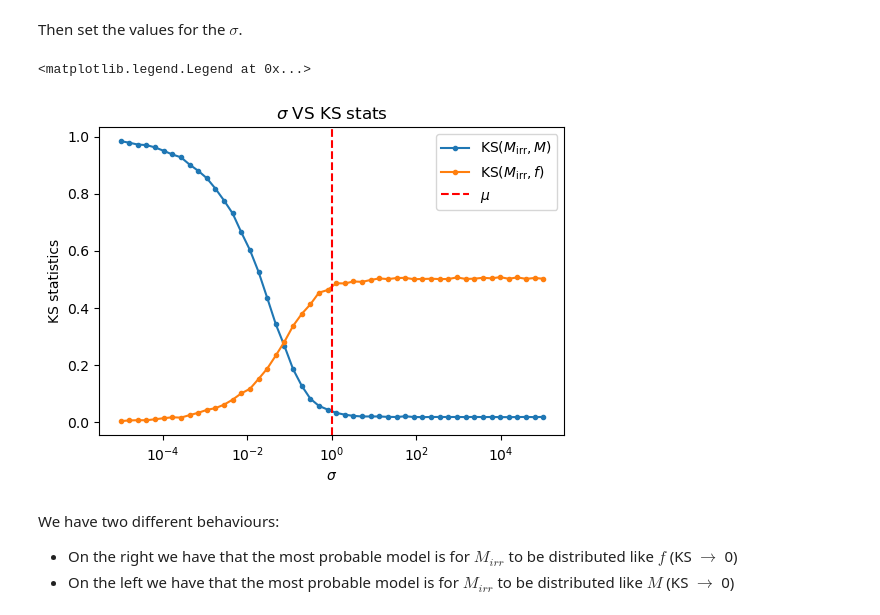
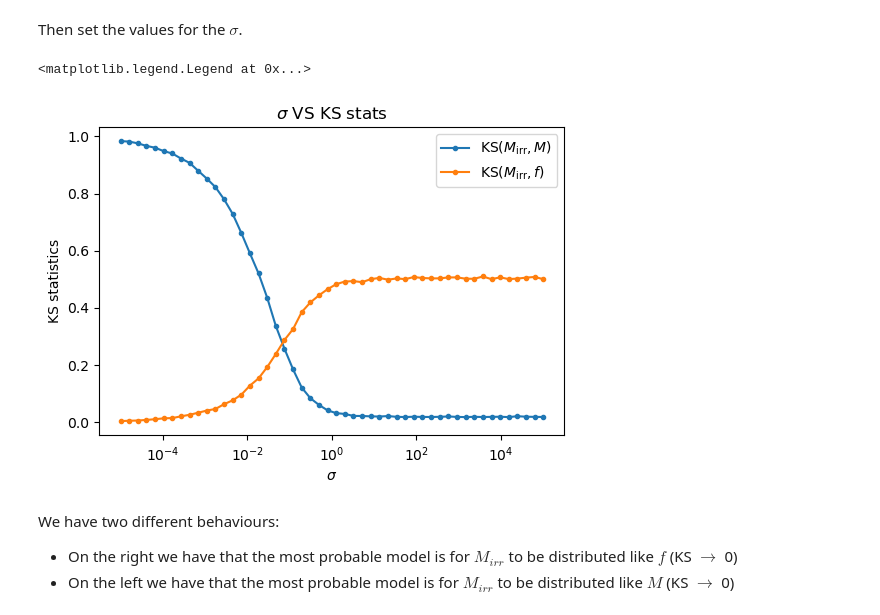
Before and after one commit to SimoneArienti/astrostatistics_bicocca_2024, a Jupyter notebook: working/Ex 08 Irriducible Mass of a BH.ipynb, the cells around one changed output. Cells and saved outputs as stored; diff of their text form; code cells hidden in the pictures.

```diff
--- a/working/Ex 08 Irriducible Mass of a BH.ipynb
+++ b/working/Ex 08 Irriducible Mass of a BH.ipynb
@@ -68,0 +71,3 @@ from scipy.stats import norm, uniform
+# %%
+def littlef(chi):
+    return np.sqrt((1+np.sqrt(1-chi**2))/2)
@@ -177,0 +244,16 @@ We first need to define $f$.
+# %%
+sigma2 = 1
+chi    = np.random.uniform(0, 1, N)
+f      = littlef(chi)
+M      = np.random.normal(mu, sigma2, N)
+Mirr2  = M * f
+
+M_grid = np.linspace(mu-3*sigma2, mu+3*sigma2, 1000)
+M_dist = norm.pdf(M_grid, mu, sigma2)
+
+plt.hist(Mirr2, density=True, bins=50, histtype='step')
+plt.plot(M_grid, M_dist, color='red', label='$N(1, 1)$')
+
+plt.title(f'$\sigma = {sigma2}$')
+plt.xlabel('$M_{irr}$')
+plt.legend()
@@ -199,16 +285,16 @@ ksf = np.array(ksf)
 # %%
 plt.figure(figsize=(6, 4))
 plt.plot(sigmas, ksM[:,0], marker='.', label='KS$(M_{\\rm irr}, M)$')
 plt.plot(sigmas, ksf[:,0], marker='.', label='KS$(M_{\\rm irr}, f)$')
-plt.axvline(x=mu, linestyle='--', color='red', label='$\mu$')
+# plt.axvline(x=mu, linestyle='--', color='red', label='$\mu$')
 plt.semilogx()
 plt.xlabel(r'$\sigma$')
 plt.ylabel('KS statistics')
 plt.title(r'$\sigma$ VS KS stats')
 plt.legend()
 # %% [output]
 <matplotlib.legend.Legend at 0x...>
-[figure, old version]
+[figure, new version]
 # %% [markdown]
 We have two different behaviours:
 - On the right we have that the most probable model is for $M_{irr}$ to be distributed like $f$ (KS $\rightarrow$ 0)
```
Also changed, not shown: parts of 25 cells of this notebook.
